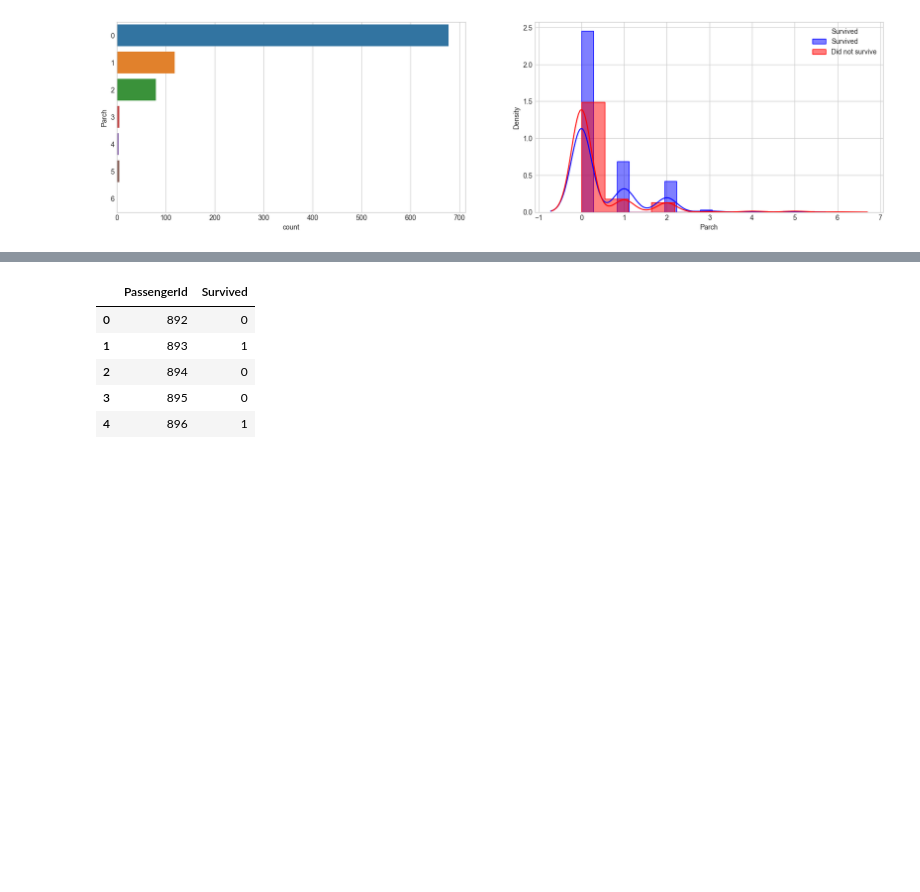
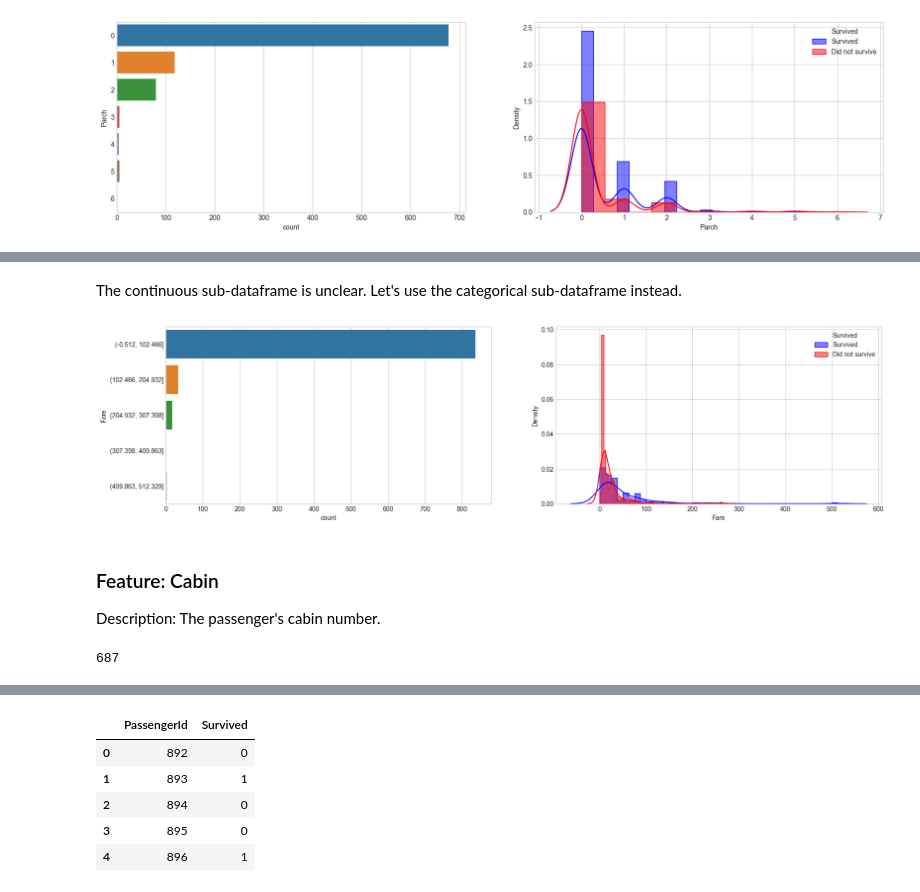
Before and after one commit to joshua-dixon1/Titanic-Survival-Analysis-and-Prediction, a Jupyter notebook: titanic_analysis.ipynb, the cells around one changed output, grey strips where cells are left out. Saved outputs shown, nothing was run; the diff lists cells and outputs as text; code cells hidden in the pictures; blank space fills up the shorter version.

```diff
--- a/titanic_analysis.ipynb
+++ b/titanic_analysis.ipynb
@@ -732,0 +821,18 @@ output.to_csv('submission.csv', index = False)
+# %% [markdown]
+The continuous sub-dataframe is unclear. Let's use the categorical sub-dataframe instead.
+# %%
+# Visualise the counts of Fare and the distribution of the values
+# against Survived (categorical)
+plot_count_dist(train_data, df_bin, "Survived", "Fare", figsize = (20,5), use_bin_df = True)
+# %% [output]
+[figure, added]
+# %% [markdown]
+### Feature: Cabin
+
+Description: The passenger's cabin number.
+# %%
+# Are there any missing values for Cabin?
+
+missing_values_dict["Cabin"]
+# %% [output]
+687
```
Also changed, not shown: parts of 40 cells of this notebook.
